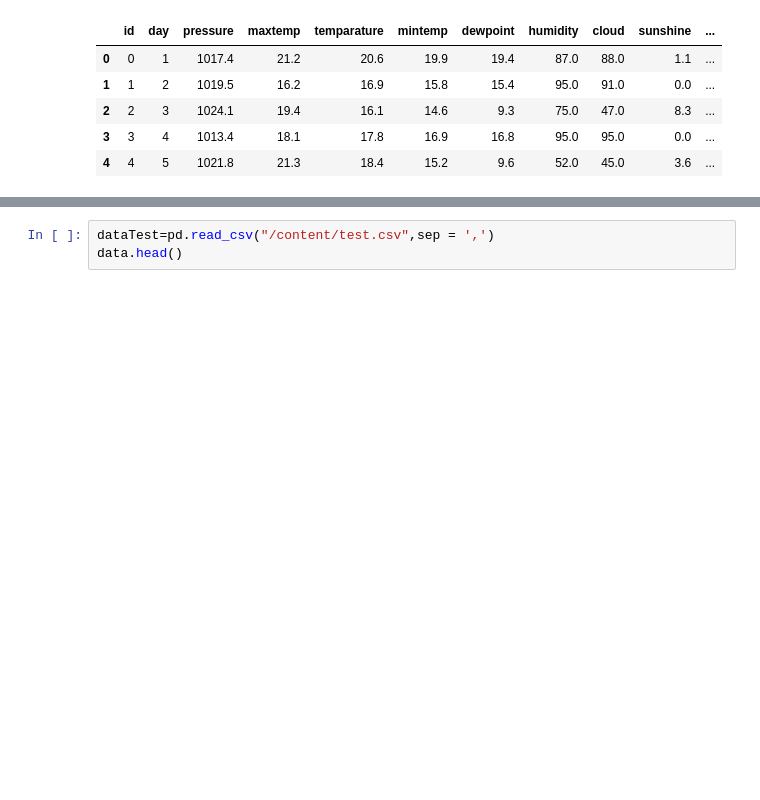
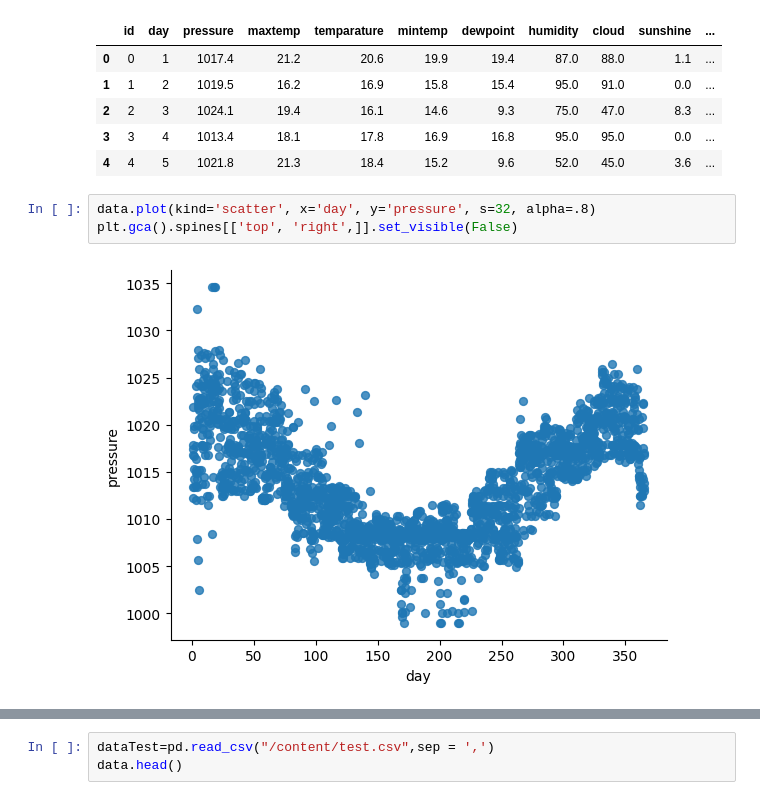
Before and after one commit to aymnblh/Dating_app, a Jupyter notebook: Binary_Prediction_with_a_Rainfall_Dataset.ipynb, the cells around one changed output, grey strips where cells are left out. Saved outputs shown, nothing was run; the diff lists cells and outputs as text; blank space fills up the shorter version.

Commit message:
plots

```diff
--- a/Binary_Prediction_with_a_Rainfall_Dataset.ipynb
+++ b/Binary_Prediction_with_a_Rainfall_Dataset.ipynb
@@ -23,3 +23,8 @@ data.head()
 | 2 | 2 | 3 | 1024.1 | 19.4 | 16.1 | 14.6 | 9.3 | 75.0 | 47.0 | 8.3 | ... |
 | 3 | 3 | 4 | 1013.4 | 18.1 | 17.8 | 16.9 | 16.8 | 95.0 | 95.0 | 0.0 | ... |
 | 4 | 4 | 5 | 1021.8 | 21.3 | 18.4 | 15.2 | 9.6 | 52.0 | 45.0 | 3.6 | ... |
+# %%
+data.plot(kind='scatter', x='day', y='pressure', s=32, alpha=.8)
+plt.gca().spines[['top', 'right',]].set_visible(False)
+# %% [output]
+[figure, added]
```
Also changed, not shown: parts of 3 cells of this notebook.
